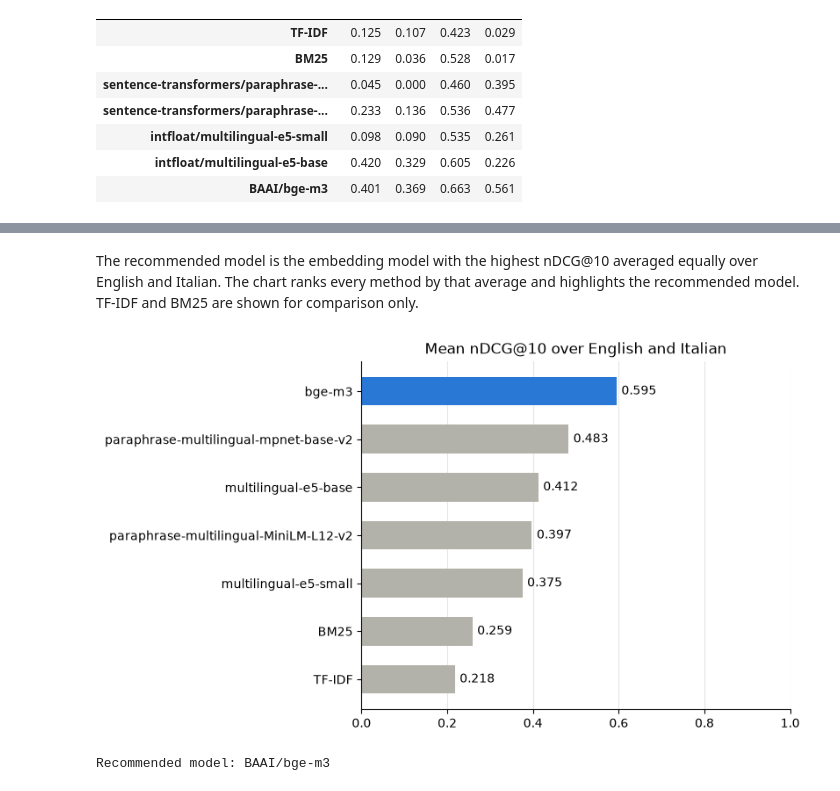
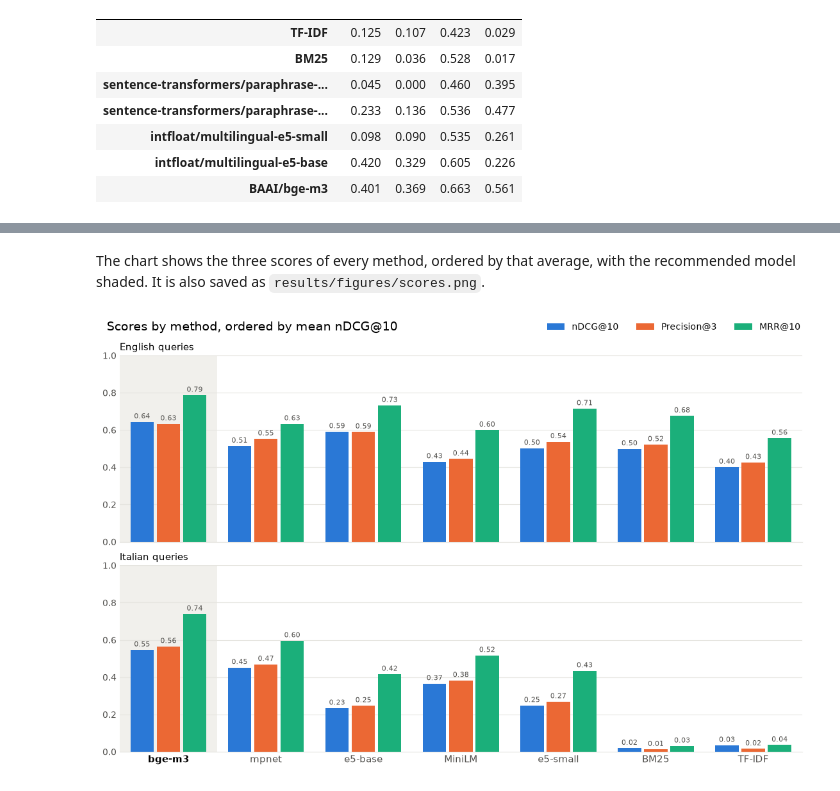
Before and after one commit to riccardopll/luiss-cinemadb, a Jupyter notebook: pipeline/report.ipynb, the cells around one changed output, grey strips where cells are left out. Cells and saved outputs as stored; diff of their text form; code cells hidden in the pictures.

Commit message:
Replace the three charts with one chart of all scores

```diff
--- a/pipeline/report.ipynb
+++ b/pipeline/report.ipynb
@@ -12,11 +12,21 @@ import pandas as pd
 RESULTS_DIR = Path("results")
 FIGURES_DIR = RESULTS_DIR / "figures"
 BASELINES = ["TF-IDF", "BM25"]
+METHOD_NAMES = {
+    "TF-IDF": "TF-IDF",
+    "BM25": "BM25",
+    "sentence-transformers/paraphrase-multilingual-MiniLM-L12-v2": "MiniLM",
+    "sentence-transformers/paraphrase-multilingual-mpnet-base-v2": "mpnet",
+    "intfloat/multilingual-e5-small": "e5-small",
+    "intfloat/multilingual-e5-base": "e5-base",
+    "BAAI/bge-m3": "bge-m3",
+}
 SCORE_NAMES = {"ndcg_at_10": "nDCG@10", "precision_at_3": "Precision@3", "mrr_at_10": "MRR@10"}
+SCORE_COLORS = {"ndcg_at_10": "#2a78d6", "precision_at_3": "#eb6834", "mrr_at_10": "#1baf7a"}
 LANGUAGE_NAMES = {"en": "English", "it": "Italian"}
-LANGUAGE_COLORS = {"en": "#2a78d6", "it": "#eb6834"}
-RECOMMENDED_COLOR = "#2a78d6"
-OTHER_COLOR = "#b3b2aa"
+TEXT_COLOR = "#52514e"
+GRID_COLOR = "#e6e5e0"
+RECOMMENDED_BAND_COLOR = "#f1f0ec"
 
 summary = pd.read_csv(RESULTS_DIR / "summary.csv")
 per_query = pd.read_csv(RESULTS_DIR / "per_query.csv")
@@ -113,26 +89,47 @@ save_score_chart(["precision_at_3", "mrr_at_10"], "precision_at_3_and_mrr_at_10.
 # %% [markdown]
-The recommended model is the embedding model with the highest nDCG@10 averaged equally over English and Italian. The chart ranks every method by that average and highlights the recommended model. TF-IDF and BM25 are shown for comparison only.
+The chart shows the three scores of every method, ordered by that average, with the recommended model shaded. It is also saved as `results/figures/scores.png`.
 # %%
-mean_ndcg = summary.groupby("method")["ndcg_at_10"].mean().sort_values(ascending=False)
-recommended_model = mean_ndcg.drop(BASELINES).idxmax()
+ranked_methods = list(mean_ndcg.index)
+positions = np.arange(len(ranked_methods))
+recommended_position = ranked_methods.index(recommended_model)
+bar_spacing = 0.27
 
-figure, axis = plt.subplots(figsize=(8, 4.5), layout="constrained")
-bars = axis.barh(
-    short_names(mean_ndcg.index),
-    mean_ndcg,
-    height=0.6,
-    color=[
-        RECOMMENDED_COLOR if method == recommended_model else OTHER_COLOR
-        for method in mean_ndcg.index
-    ],
+figure, axes = plt.subplots(
+    len(LANGUAGE_NAMES), 1, figsize=(11, 7), sharex=True, sharey=True, layout="constrained"
 )
-axis.bar_label(bars, fmt="%.3f", padding=4)
-axis.invert_yaxis()
-style_score_axis(axis, "Mean nDCG@10 over English and Italian")
-figure.savefig(FIGURES_DIR / "mean_ndcg_at_10.png", dpi=200)
+for axis, language in zip(axes, LANGUAGE_NAMES, strict=True):
+    scores = summary[summary["language"] == language].set_index("method").loc[ranked_methods]
+    axis.axvspan(
+        recommended_position - 0.5,
+        recommended_position + 0.5,
+        color=RECOMMENDED_BAND_COLOR,
+        linewidth=0,
+        zorder=0,
+    )
+    for offset, score in zip([-bar_spacing, 0, bar_spacing], SCORE_NAMES, strict=True):
+        bars = axis.bar(
+            positions + offset,
+            scores[score],
+            width=bar_spacing - 0.03,
+            color=SCORE_COLORS[score],
+            label=SCORE_NAMES[score],
+        )
+        axis.bar_label(bars, fmt="%.2f", padding=2, fontsize=8, color=TEXT_COLOR)
+    axis.set_title(f"{LANGUAGE_NAMES[language]} queries", loc="left", fontsize=11)
+    axis.set_ylim(0, 1)
+    axis.set_xlim(-0.5, len(ranked_methods) - 0.5)
+    axis.grid(axis="y", color=GRID_COLOR)
+    axis.set_axisbelow(True)
+    axis.spines[["top", "right", "left"]].set_visible(False)
+    axis.spines["bottom"].set_color(GRID_COLOR)
+    axis.tick_params(length=0, labelcolor=TEXT_COLOR)
+
+axes[-1].set_xticks(positions, [METHOD_NAMES[method] for method in ranked_methods], fontsize=11)
+axes[-1].get_xticklabels()[recommended_position].set(color="black", fontweight="bold")
+handles, labels = axes[0].get_legend_handles_labels()
+figure.legend(handles, labels, loc="outside upper right", ncols=len(labels), frameon=False)
+figure.suptitle("Scores by method, ordered by mean nDCG@10", x=0.01, ha="left", fontsize=14)
+figure.savefig(FIGURES_DIR / "scores.png", dpi=200)
 plt.show()
-
-print(f"Recommended model: {recommended_model}")
 # %% [output]
-[figure, old version]
+[figure, new version]
-Recommended model: BAAI/bge-m3
```
Also changed, not shown: parts of 3 cells of this notebook, 4 other files.
